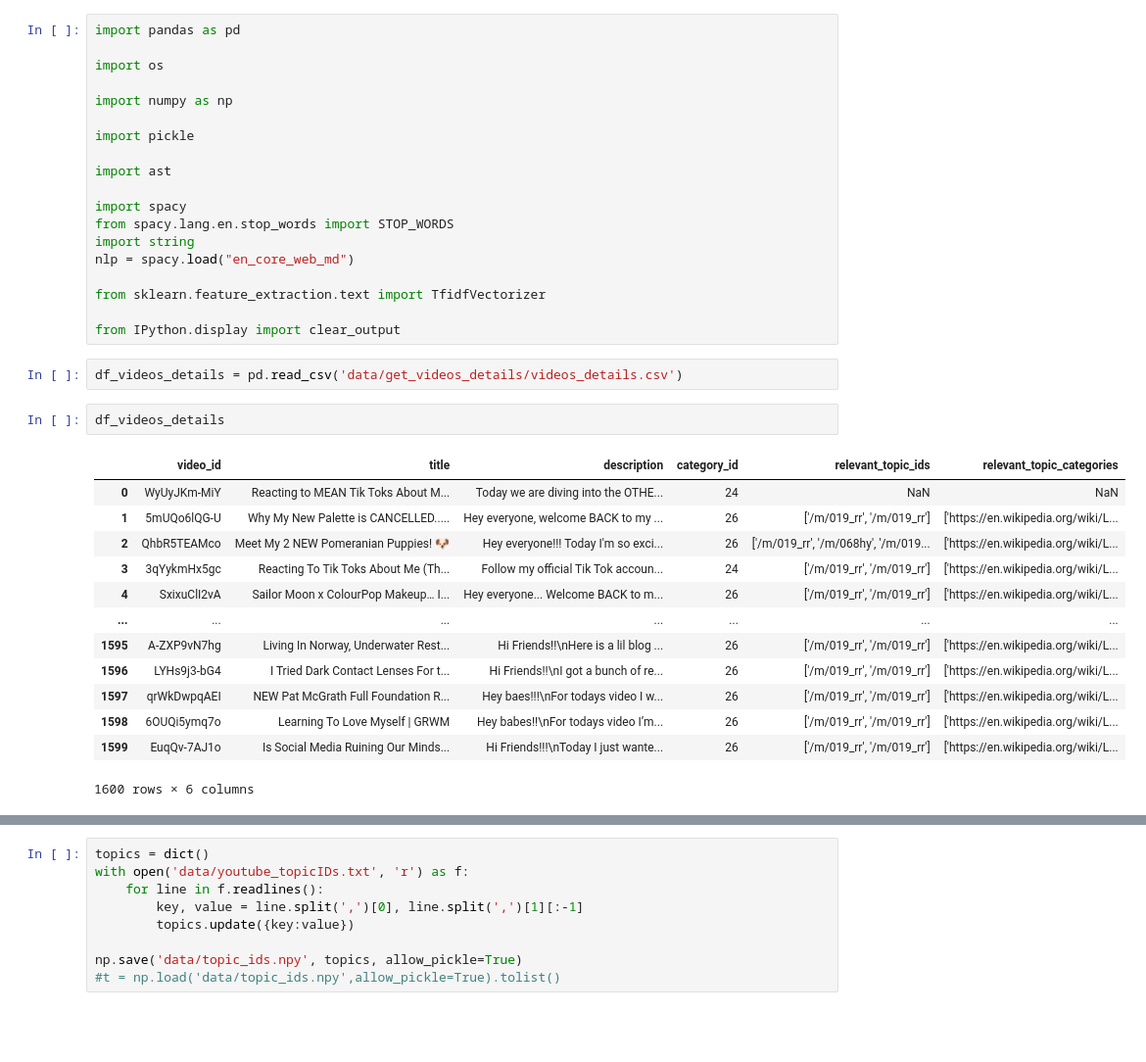
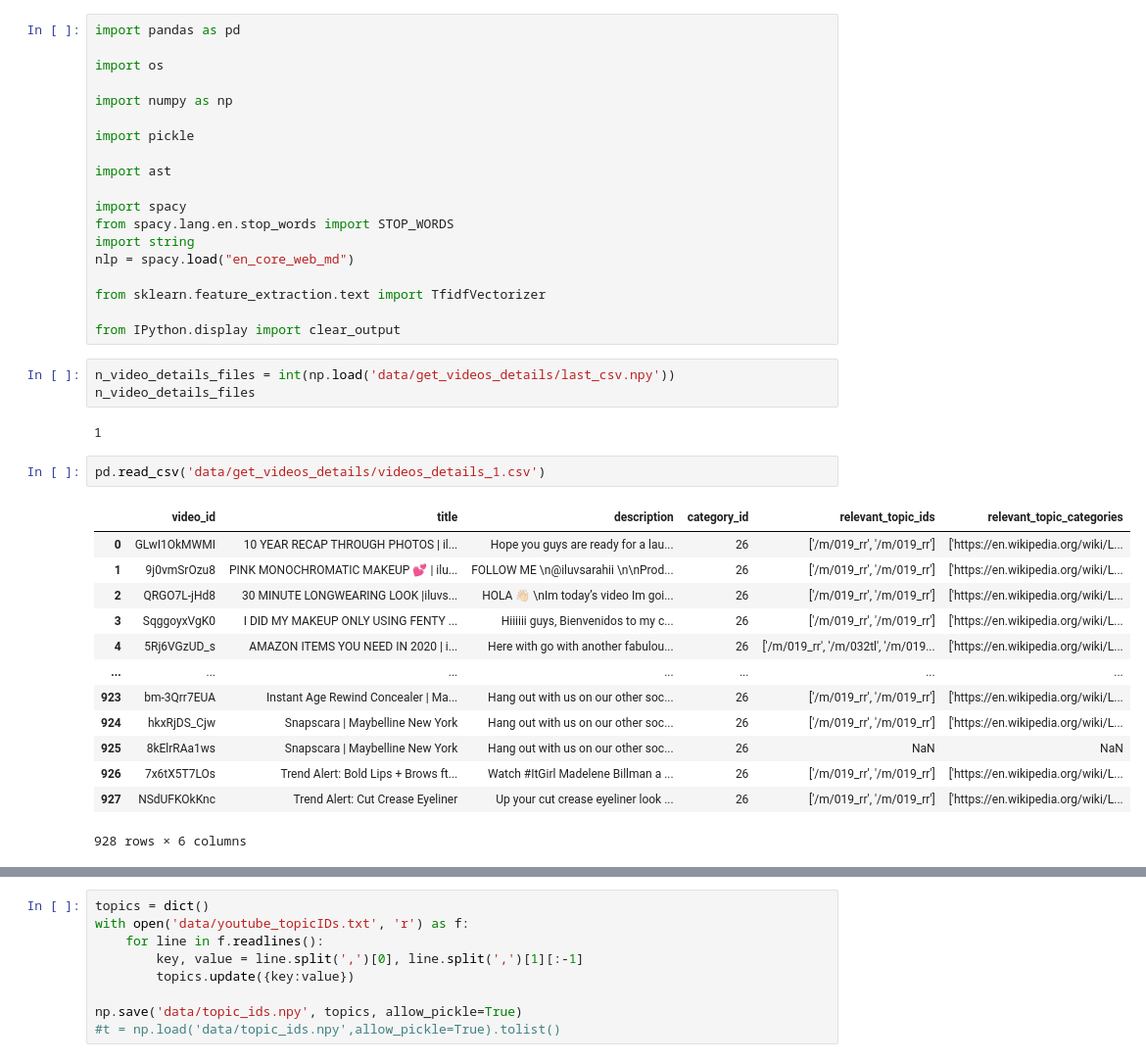
Before and after one commit to eliroc98/progetto_SMM, a Jupyter notebook: 2_compute_video_details.ipynb, the cells around one changed output, grey strips where cells are left out. Shown: that part at 98% size. Cells and saved outputs as stored; diff of their text form; blank space fills up the shorter version.

```diff
--- a/2_compute_video_details.ipynb
+++ b/2_compute_video_details.ipynb
@@ -17,21 +17,24 @@ nlp = spacy.load("en_core_web_md")
 from sklearn.feature_extraction.text import TfidfVectorizer
 
 from IPython.display import clear_output
+# %%
+n_video_details_files = int(np.load('data/get_videos_details/last_csv.npy'))
+n_video_details_files
+# %% [output]
+1
 # %%
-df_videos_details = pd.read_csv('data/get_videos_details/videos_details.csv')
+pd.read_csv('data/get_videos_details/videos_details_1.csv')
+# %% [output]
+|  | video_id | title | description | category_id | relevant_topic_ids | relevant_topic_categories |
+| 0 | GLwI1OkMWMI | 10 YEAR RECAP THROUGH PHOTOS | il... | Hope you guys are ready for a lau... | 26 | ['/m/019_rr', '/m/019_rr'] | ['https://en.wikipedia.org/wiki/L... |
+| 1 | 9j0vmSrOzu8 | PINK MONOCHROMATIC MAKEUP 💕 | ilu... | FOLLOW ME \n@iluvsarahii \n\nProd... | 26 | ['/m/019_rr', '/m/019_rr'] | ['https://en.wikipedia.org/wiki/L... |
+| 2 | QRGO7L-jHd8 | 30 MINUTE LONGWEARING LOOK |iluvs... | HOLA 👋🏻 \nIm today’s video Im goi... | 26 | ['/m/019_rr', '/m/019_rr'] | ['https://en.wikipedia.org/wiki/L... |
+| 3 | SqggoyxVgK0 | I DID MY MAKEUP ONLY USING FENTY ... | Hiiiiii guys, Bienvenidos to my c... | 26 | ['/m/019_rr', '/m/019_rr'] | ['https://en.wikipedia.org/wiki/L... |
+| 4 | 5Rj6VGzUD_s | AMAZON ITEMS YOU NEED IN 2020 | i... | Here with go with another fabulou... | 26 | ['/m/019_rr', '/m/032tl', '/m/019... | ['https://en.wikipedia.org/wiki/L... |
+| ... | ... | ... | ... | ... | ... | ... |
+| 923 | bm-3Qrr7EUA | Instant Age Rewind Concealer | Ma... | Hang out with us on our other soc... | 26 | ['/m/019_rr', '/m/019_rr'] | ['https://en.wikipedia.org/wiki/L... |
+| 924 | hkxRjDS_Cjw | Snapscara | Maybelline New York | Hang out with us on our other soc... | 26 | ['/m/019_rr', '/m/019_rr'] | ['https://en.wikipedia.org/wiki/L... |
+| 925 | 8kElrRAa1ws | Snapscara | Maybelline New York | Hang out with us on our other soc... | 26 | NaN | NaN |
+| 926 | 7x6tX5T7LOs | Trend Alert: Bold Lips + Brows ft... | Watch #ItGirl Madelene Billman a ... | 26 | ['/m/019_rr', '/m/019_rr'] | ['https://en.wikipedia.org/wiki/L... |
+| 927 | NSdUFKOkKnc | Trend Alert: Cut Crease Eyeliner | Up your cut crease eyeliner look ... | 26 | ['/m/019_rr', '/m/019_rr'] | ['https://en.wikipedia.org/wiki/L... |
+928 rows × 6 columns
-# %%
-df_videos_details
-# %% [output]
-|  | video_id | title | description | category_id | relevant_topic_ids | relevant_topic_categories |
-| 0 | WyUyJKm-MiY | Reacting to MEAN Tik Toks About M... | Today we are diving into the OTHE... | 24 | NaN | NaN |
-| 1 | 5mUQo6lQG-U | Why My New Palette is CANCELLED..... | Hey everyone, welcome BACK to my ... | 26 | ['/m/019_rr', '/m/019_rr'] | ['https://en.wikipedia.org/wiki/L... |
-| 2 | QhbR5TEAMco | Meet My 2 NEW Pomeranian Puppies! 🐶 | Hey everyone!!! Today I'm so exci... | 26 | ['/m/019_rr', '/m/068hy', '/m/019... | ['https://en.wikipedia.org/wiki/L... |
-| 3 | 3qYykmHx5gc | Reacting To Tik Toks About Me (Th... | Follow my official Tik Tok accoun... | 24 | ['/m/019_rr', '/m/019_rr'] | ['https://en.wikipedia.org/wiki/L... |
-| 4 | SxixuClI2vA | Sailor Moon x ColourPop Makeup… I... | Hey everyone... Welcome BACK to m... | 26 | ['/m/019_rr', '/m/019_rr'] | ['https://en.wikipedia.org/wiki/L... |
-| ... | ... | ... | ... | ... | ... | ... |
-| 1595 | A-ZXP9vN7hg | Living In Norway, Underwater Rest... | Hi Friends!!\nHere is a lil blog ... | 26 | ['/m/019_rr', '/m/019_rr'] | ['https://en.wikipedia.org/wiki/L... |
-| 1596 | LYHs9j3-bG4 | I Tried Dark Contact Lenses For t... | Hi Friends!!\nI got a bunch of re... | 26 | ['/m/019_rr', '/m/019_rr'] | ['https://en.wikipedia.org/wiki/L... |
-| 1597 | qrWkDwpqAEI | NEW Pat McGrath Full Foundation R... | Hey baes!!!\nFor todays video I w... | 26 | ['/m/019_rr', '/m/019_rr'] | ['https://en.wikipedia.org/wiki/L... |
-| 1598 | 6OUQi5ymq7o | Learning To Love Myself | GRWM | Hey babes!!\nFor todays video I’m... | 26 | ['/m/019_rr', '/m/019_rr'] | ['https://en.wikipedia.org/wiki/L... |
-| 1599 | EuqQv-7AJ1o | Is Social Media Ruining Our Minds... | Hi Friends!!!\nToday I just wante... | 26 | ['/m/019_rr', '/m/019_rr'] | ['https://en.wikipedia.org/wiki/L... |
-1600 rows × 6 columns
```
Also changed, not shown: parts of 9 cells of this notebook, 1 other file.
